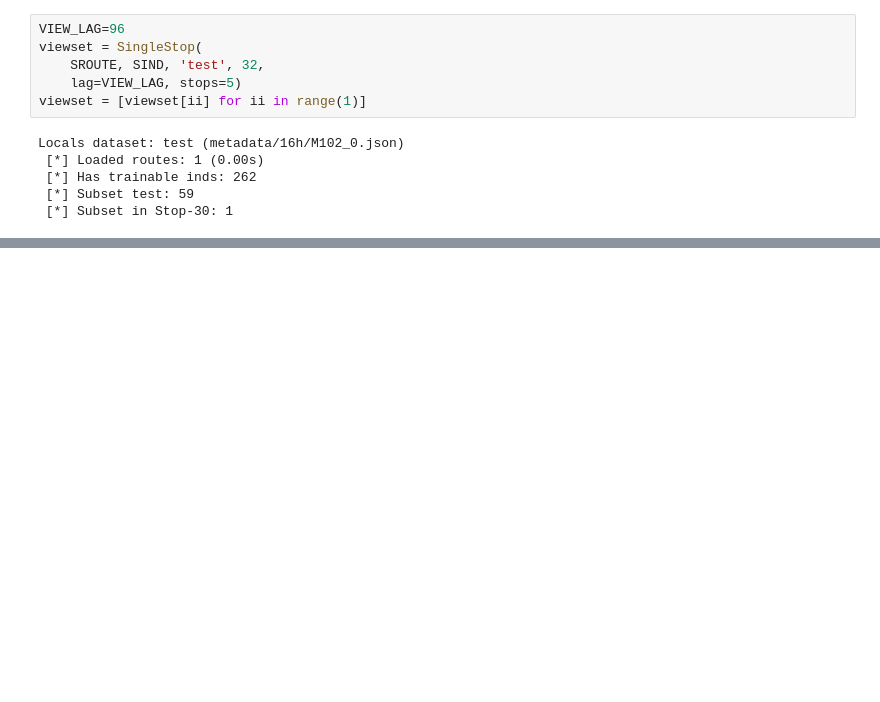
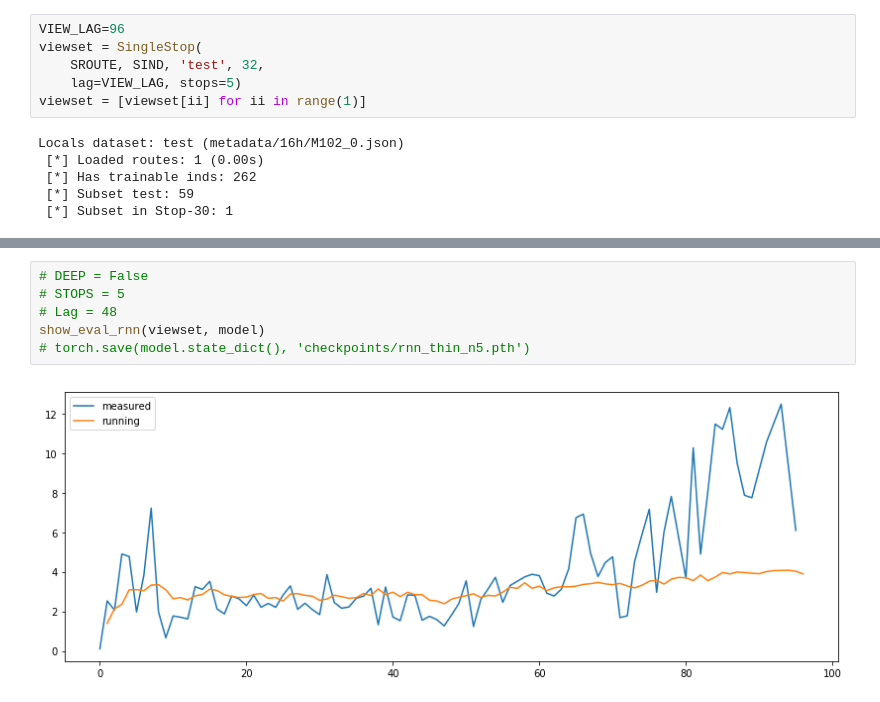
Before and after one commit to ulzee/traffic, a Jupyter notebook: Tmp_Spot_RNN.ipynb, the cells around one changed output, grey strips where cells are left out. Saved outputs shown, nothing was run; the diff lists cells and outputs as text; blank space fills up the shorter version.

```diff
--- a/Tmp_Spot_RNN.ipynb
+++ b/Tmp_Spot_RNN.ipynb
@@ -136,0 +147,8 @@ show_eval_rnn(viewset, model)
+# %%
+# DEEP = False
+# STOPS = 5
+# Lag = 48
+show_eval_rnn(viewset, model)
+# torch.save(model.state_dict(), 'checkpoints/rnn_thin_n5.pth')
+# %% [output]
+[figure, added]
```
Also changed, not shown: parts of 9 cells of this notebook, 2 other files.
